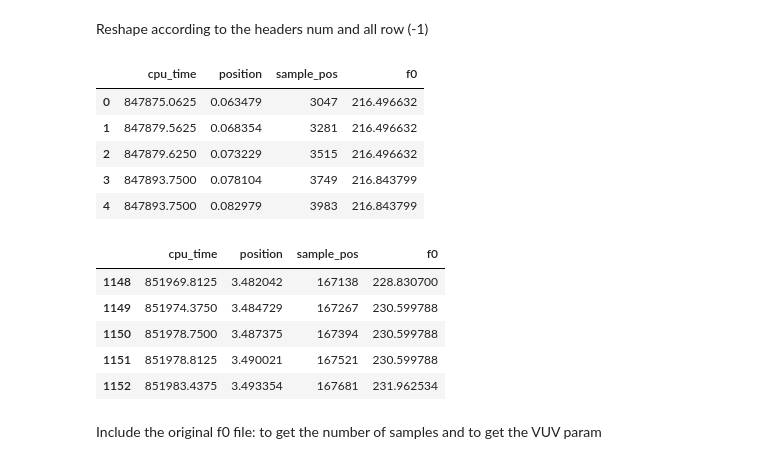
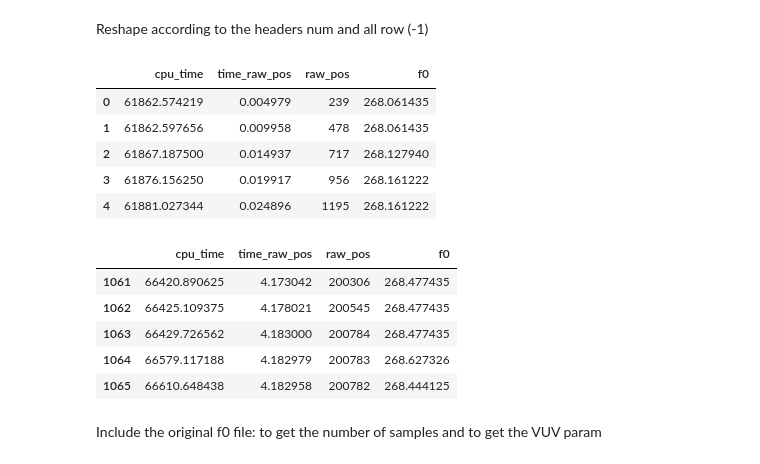
Before and after one commit to marcevrard/pyCalliphony, a Jupyter notebook: py_calliphony.ipynb, the cells around one changed output. Drawn from its saved outputs; the diff is of its cells as text; code cells hidden in the pictures.

```diff
--- a/py_calliphony.ipynb
+++ b/py_calliphony.ipynb
@@ -23,15 +23,16 @@ from savitzki_golay import savitzky_golay
 # %% [markdown]
 ### Constants
 # %%
-HEADERS = ('cpu_time', 'sample_pos', 'f0')
+HEADERS = ('cpu_time', 'raw_pos', 'f0')
 FRAME_DUR = 0.005
 FS = 48000
-frame_points = int(round(FRAME_DUR*FS))
+FS_ERROR_CORR = 44.1/48  # NOTE: temporary fix, put at 1 to neutralize
+frame_points = int(round(FRAME_DUR*FS * FS_ERROR_CORR))
 # %% [markdown]
 ##### Paths  `# << FILE NAME TO UPDATE! >>`
 # %%
-FNAME = 'limsi_fr_tat_0006_perf_63.txt'  # << FNAME TO UPDATE! >>
-PATH = '/Users/mev/Desktop/__IS2015__/__IS2015__/DATA/STIMULI_OP/colere_tst'
+FNAME = 'limsi_fr_tat_0006_perf_00.txt'  # << FNAME TO UPDATE! >>
+PATH = '/Users/mev/Desktop/__IS2015__/__IS2015__/DATA/DEBUG/colere_tst44k_4'
 FPATH = os.path.join(PATH, FNAME)
 if os.path.isfile(FPATH):
     print('OK:', FNAME, 'is well there.')
@@ -46,29 +47,29 @@ Reshape according to the headers num and all row (-1)
 # %%
 coord_arr = np.genfromtxt(FPATH).reshape(-1, len(HEADERS))
 coord_df = pd.DataFrame(coord_arr, columns=HEADERS)
-coord_df.insert(1, 'position', coord_df['sample_pos'] / FS)
+coord_df.insert(1, 'time_raw_pos', coord_df['raw_pos'] / FS)
 
-coord_df['f0'] = coord_df['f0']*(44.1/48)  # **CORRECT WRONG FS**
+coord_df['f0'] *= FS_ERROR_CORR  # **CORRECT WRONG FS**
 
 # Show the 5 first rows
 coord_df[:5]
 # %% [output]
-|  | cpu_time | position | sample_pos | f0 |
-| 0 | 847875.0625 | 0.063479 | 3047 | 216.496632 |
-| 1 | 847879.5625 | 0.068354 | 3281 | 216.496632 |
-| 2 | 847879.6250 | 0.073229 | 3515 | 216.496632 |
-| 3 | 847893.7500 | 0.078104 | 3749 | 216.843799 |
-| 4 | 847893.7500 | 0.082979 | 3983 | 216.843799 |
+|  | cpu_time | time_raw_pos | raw_pos | f0 |
+| 0 | 61862.574219 | 0.004979 | 239 | 268.061435 |
+| 1 | 61862.597656 | 0.009958 | 478 | 268.061435 |
+| 2 | 61867.187500 | 0.014937 | 717 | 268.127940 |
+| 3 | 61876.156250 | 0.019917 | 956 | 268.161222 |
+| 4 | 61881.027344 | 0.024896 | 1195 | 268.161222 |
 # %%
 # Show the 5 last rows
 coord_df[-5:]
 # %% [output]
-|  | cpu_time | position | sample_pos | f0 |
-| 1148 | 851969.8125 | 3.482042 | 167138 | 228.830700 |
-| 1149 | 851974.3750 | 3.484729 | 167267 | 230.599788 |
-| 1150 | 851978.7500 | 3.487375 | 167394 | 230.599788 |
-| 1151 | 851978.8125 | 3.490021 | 167521 | 230.599788 |
-| 1152 | 851983.4375 | 3.493354 | 167681 | 231.962534 |
+|  | cpu_time | time_raw_pos | raw_pos | f0 |
+| 1061 | 66420.890625 | 4.173042 | 200306 | 268.477435 |
+| 1062 | 66425.109375 | 4.178021 | 200545 | 268.477435 |
+| 1063 | 66429.726562 | 4.183000 | 200784 | 268.477435 |
+| 1064 | 66579.117188 | 4.182979 | 200783 | 268.627326 |
+| 1065 | 66610.648438 | 4.182958 | 200782 | 268.444125 |
 # %% [markdown]
 Include the original f0 file: to get the number of samples and to get the VUV param
 # %%
```
Also changed, not shown: parts of 11 cells of this notebook, 1 other file.
